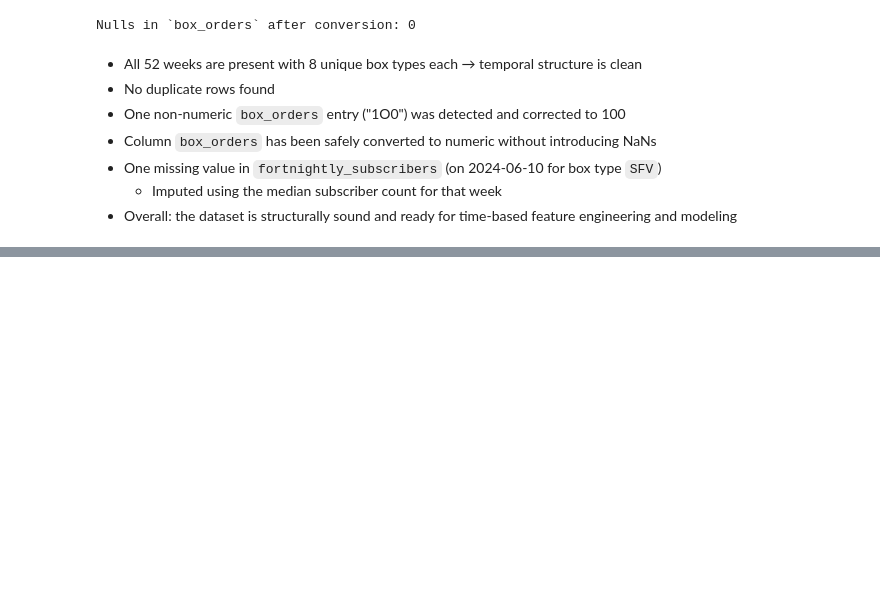
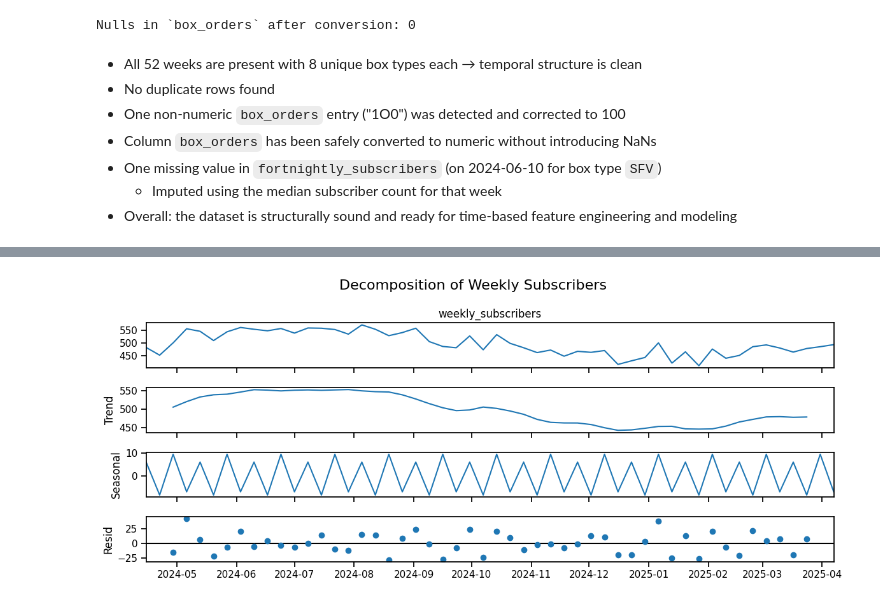
Before and after one commit to TheNerdyCat/ml-oddbox-forecasting, a Jupyter notebook: notebooks/01_eda.ipynb, the cells around one changed output, grey strips where cells are left out. Saved outputs shown, nothing was run; the diff lists cells and outputs as text; code cells hidden in the pictures; blank space fills up the shorter version.

```diff
--- a/notebooks/01_eda.ipynb
+++ b/notebooks/01_eda.ipynb
@@ -215,0 +277,16 @@ df_clean["fortnightly_subscribers"] = df_clean["fortnightly_subscribers"].fillna
+# %%
+# Decompose weekly subscriber counts into trend, seasonality, and residual components
+# Helps assess whether fluctuations are driven by short-term noise, underlying trends, or periodic behavior
+weekly_subs_ts = weekly_subs.set_index("week")["weekly_subscribers"]
+
+# Perform decomposition
+decomp = seasonal_decompose(weekly_subs_ts, model='additive', period=4)
+
+# Create and size the figure directly from the plot object
+fig = decomp.plot()
+fig.set_size_inches(12, 5)
+fig.suptitle("Decomposition of Weekly Subscribers", fontsize=16)
+plt.tight_layout()
+plt.show()
+# %% [output]
+[figure, added]
```
Also changed, not shown: parts of 8 cells of this notebook.
